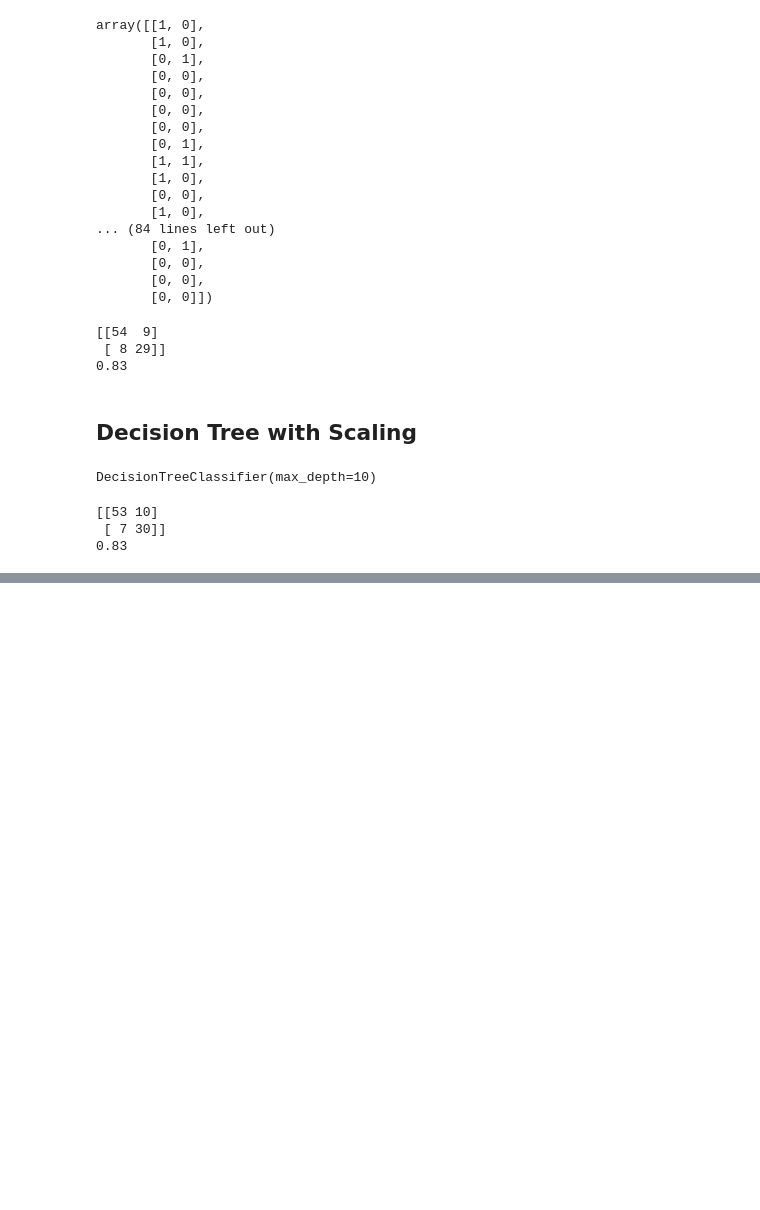
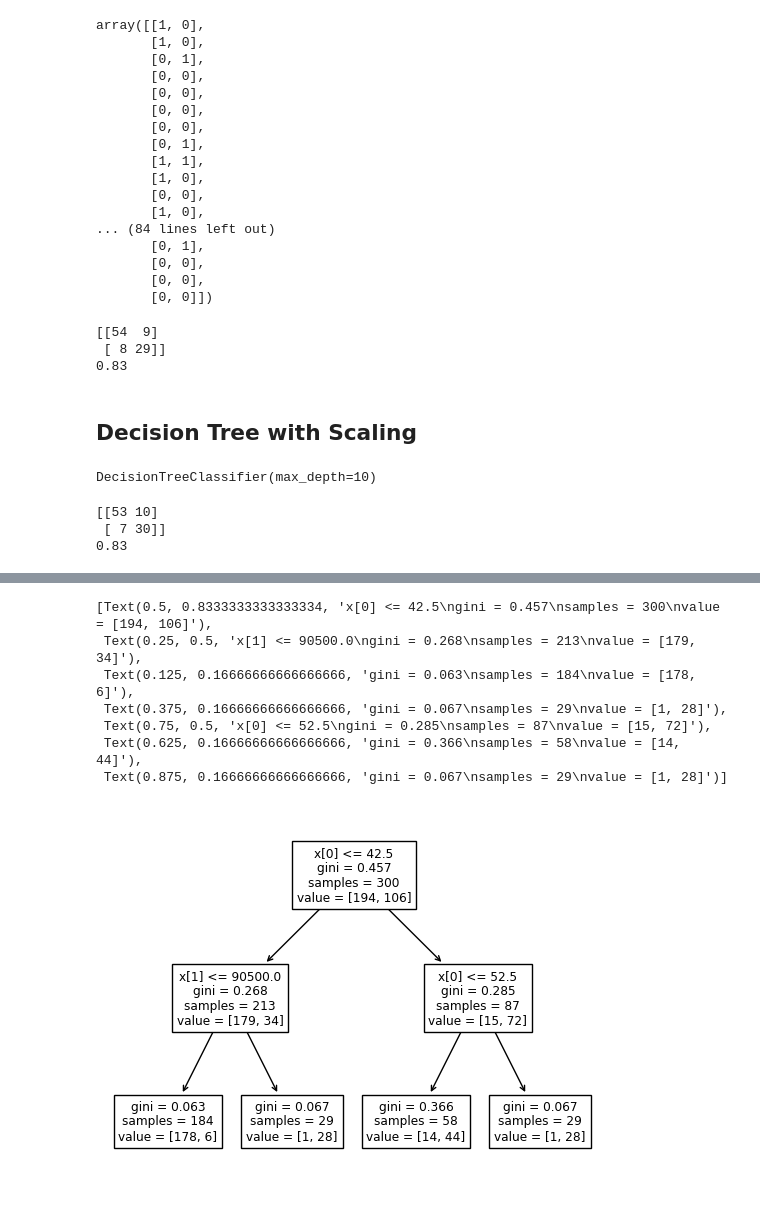
Before and after one commit to beercafeguy/PyMLLab, a Jupyter notebook: ML_A_Z/classification/decision_tree_classifier_simple.ipynb, the cells around one changed output, grey strips where cells are left out. Saved outputs shown, nothing was run; the diff lists cells and outputs as text; code cells hidden in the pictures; blank space fills up the shorter version.

```diff
--- a/ML_A_Z/classification/decision_tree_classifier_simple.ipynb
+++ b/ML_A_Z/classification/decision_tree_classifier_simple.ipynb
@@ -84,0 +131,11 @@ print(accuracy_score(y_test,y_pred))
+# %%
+plot_tree(clf)
+# %% [output]
+[Text(0.5, 0.8333333333333334, 'x[0] <= 42.5\ngini = 0.457\nsamples = 300\nvalue = [194, 106]'),
+ Text(0.25, 0.5, 'x[1] <= 90500.0\ngini = 0.268\nsamples = 213\nvalue = [179, 34]'),
+ Text(0.125, 0.16666666666666666, 'gini = 0.063\nsamples = 184\nvalue = [178, 6]'),
+ Text(0.375, 0.16666666666666666, 'gini = 0.067\nsamples = 29\nvalue = [1, 28]'),
+ Text(0.75, 0.5, 'x[0] <= 52.5\ngini = 0.285\nsamples = 87\nvalue = [15, 72]'),
+ Text(0.625, 0.16666666666666666, 'gini = 0.366\nsamples = 58\nvalue = [14, 44]'),
+ Text(0.875, 0.16666666666666666, 'gini = 0.067\nsamples = 29\nvalue = [1, 28]')]
+[figure, added]
```
Also changed, not shown: parts of 4 cells of this notebook.
